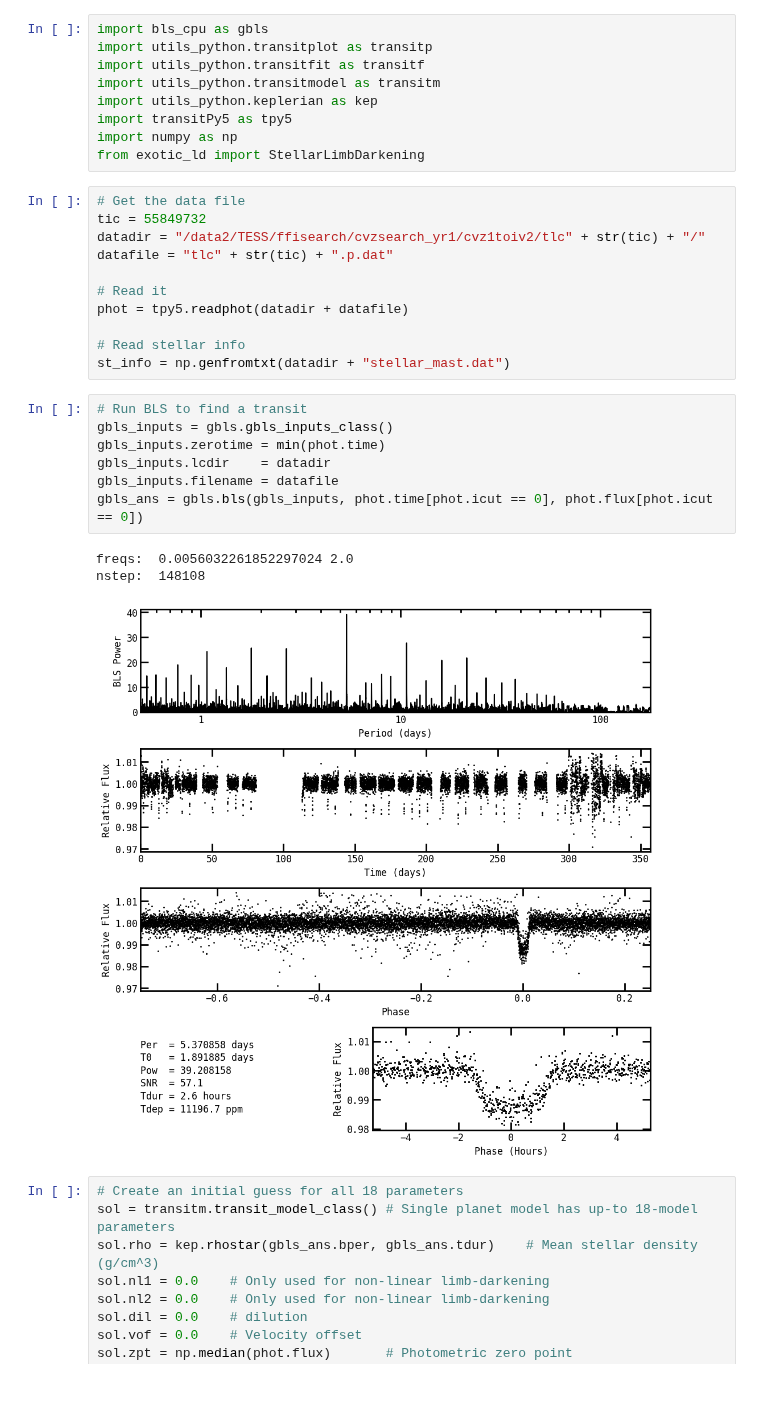
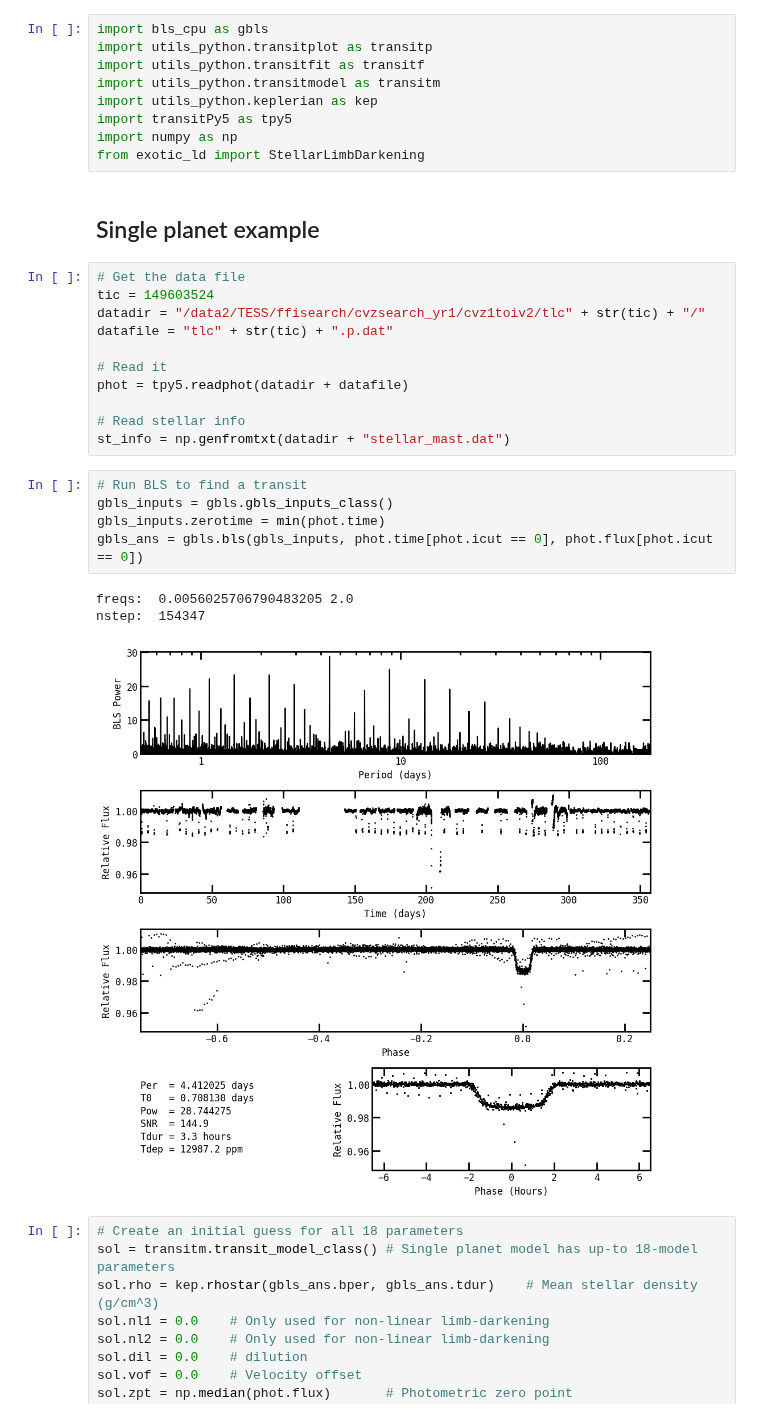
Before and after one commit to royalexis/bls_cuda, a Jupyter notebook: transit_fit_ex.ipynb, the cells around one changed output. Drawn from its saved outputs; the diff is of its cells as text; blank space fills up the shorter version.

```diff
--- a/transit_fit_ex.ipynb
+++ b/transit_fit_ex.ipynb
@@ -7,9 +7,11 @@ import utils_python.keplerian as kep
 import transitPy5 as tpy5
 import numpy as np
 from exotic_ld import StellarLimbDarkening
+# %% [markdown]
+## Single planet example
 # %%
 # Get the data file
-tic = 55849732
+tic = 149603524
 datadir = "/data2/TESS/ffisearch/cvzsearch_yr1/cvz1toiv2/tlc" + str(tic) + "/"
 datafile = "tlc" + str(tic) + ".p.dat"
 
@@ -21,14 +23,12 @@ st_info = np.genfromtxt(datadir + "stellar_mast.dat")
 # %%
 # Run BLS to find a transit
 gbls_inputs = gbls.gbls_inputs_class()
 gbls_inputs.zerotime = min(phot.time)
-gbls_inputs.lcdir    = datadir
-gbls_inputs.filename = datafile
 gbls_ans = gbls.bls(gbls_inputs, phot.time[phot.icut == 0], phot.flux[phot.icut == 0])
 # %% [output]
-freqs:  0.0056032261852297024 2.0
-nstep:  148108
+freqs:  0.0056025706790483205 2.0
+nstep:  154347
-[figure, old version]
+[figure, new version]
 # %%
 # Create an initial guess for all 18 parameters
 sol = transitm.transit_model_class() # Single planet model has up-to 18-model parameters
```
Also changed, not shown: parts of 7 cells of this notebook, 2 other files.
